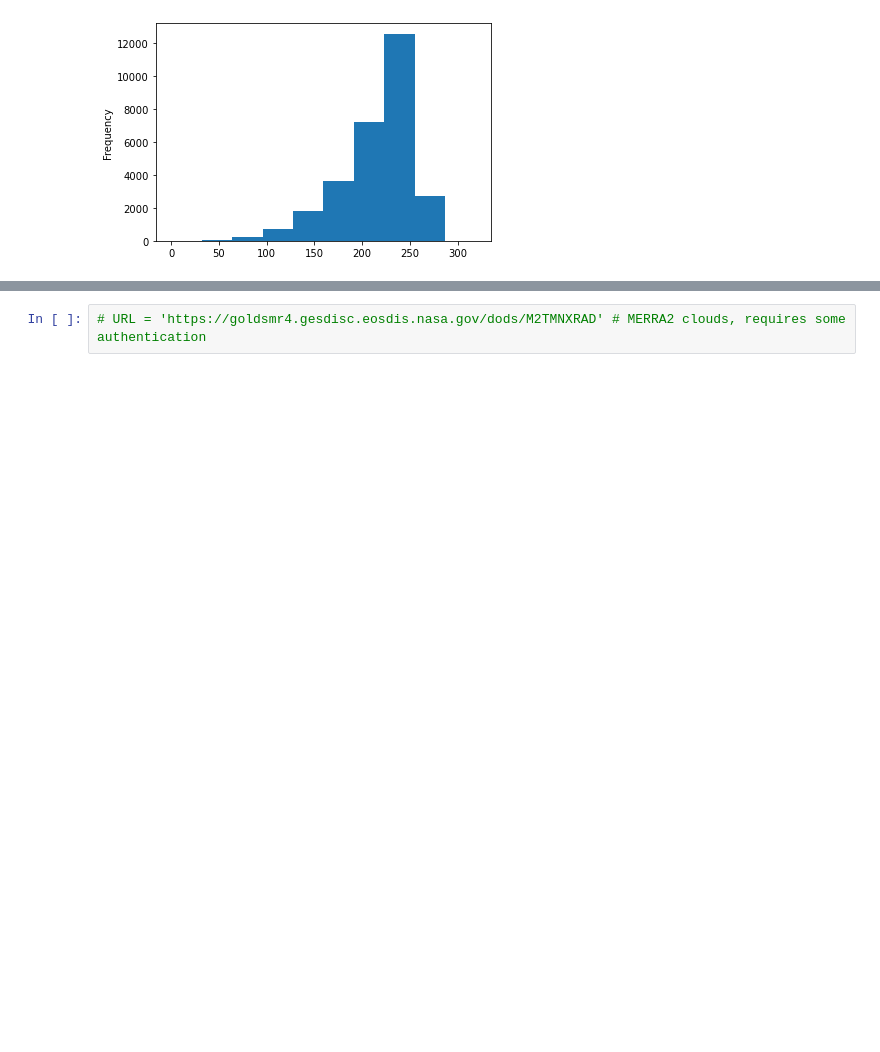
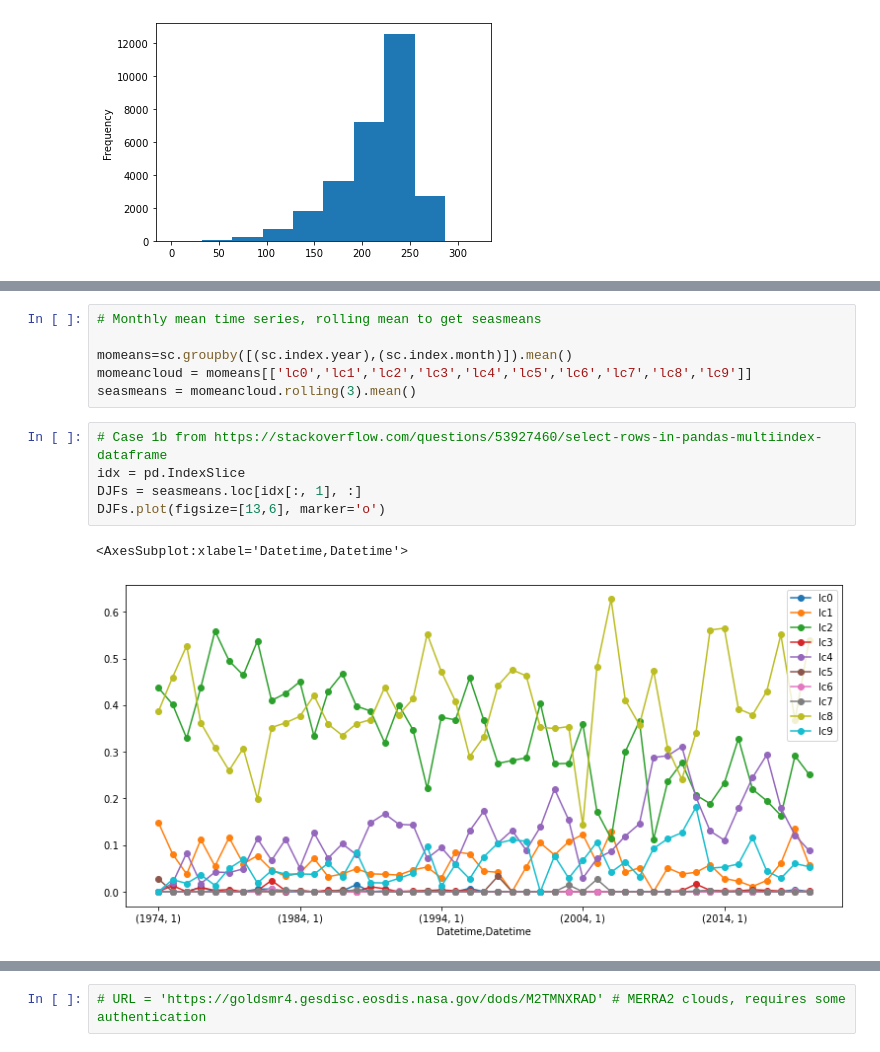
Before and after one commit to MPOcanes/MPO624_2022, a Jupyter notebook: Notebooks/Clouds_surfaceobs.ipynb, the cells around one changed output, grey strips where cells are left out. Drawn from its saved outputs; the diff is of its cells as text; blank space fills up the shorter version.

```diff
--- a/Notebooks/Clouds_surfaceobs.ipynb
+++ b/Notebooks/Clouds_surfaceobs.ipynb
@@ -94,0 +85,14 @@ annmeans[['cl','cm','ch']].plot(figsize=[15,5])
+# %%
+# Monthly mean time series, rolling mean to get seasmeans
+
+momeans=sc.groupby([(sc.index.year),(sc.index.month)]).mean()
+momeancloud = momeans[['lc0','lc1','lc2','lc3','lc4','lc5','lc6','lc7','lc8','lc9']]
+seasmeans = momeancloud.rolling(3).mean()
+# %%
+# Case 1b from https://stackoverflow.com/questions/53927460/select-rows-in-pandas-multiindex-dataframe
+idx = pd.IndexSlice
+DJFs = seasmeans.loc[idx[:, 1], :]
+DJFs.plot(figsize=[13,6], marker='o')
+# %% [output]
+<AxesSubplot:xlabel='Datetime,Datetime'>
+[figure, added]
```
Also changed, not shown: parts of 19 cells of this notebook.
